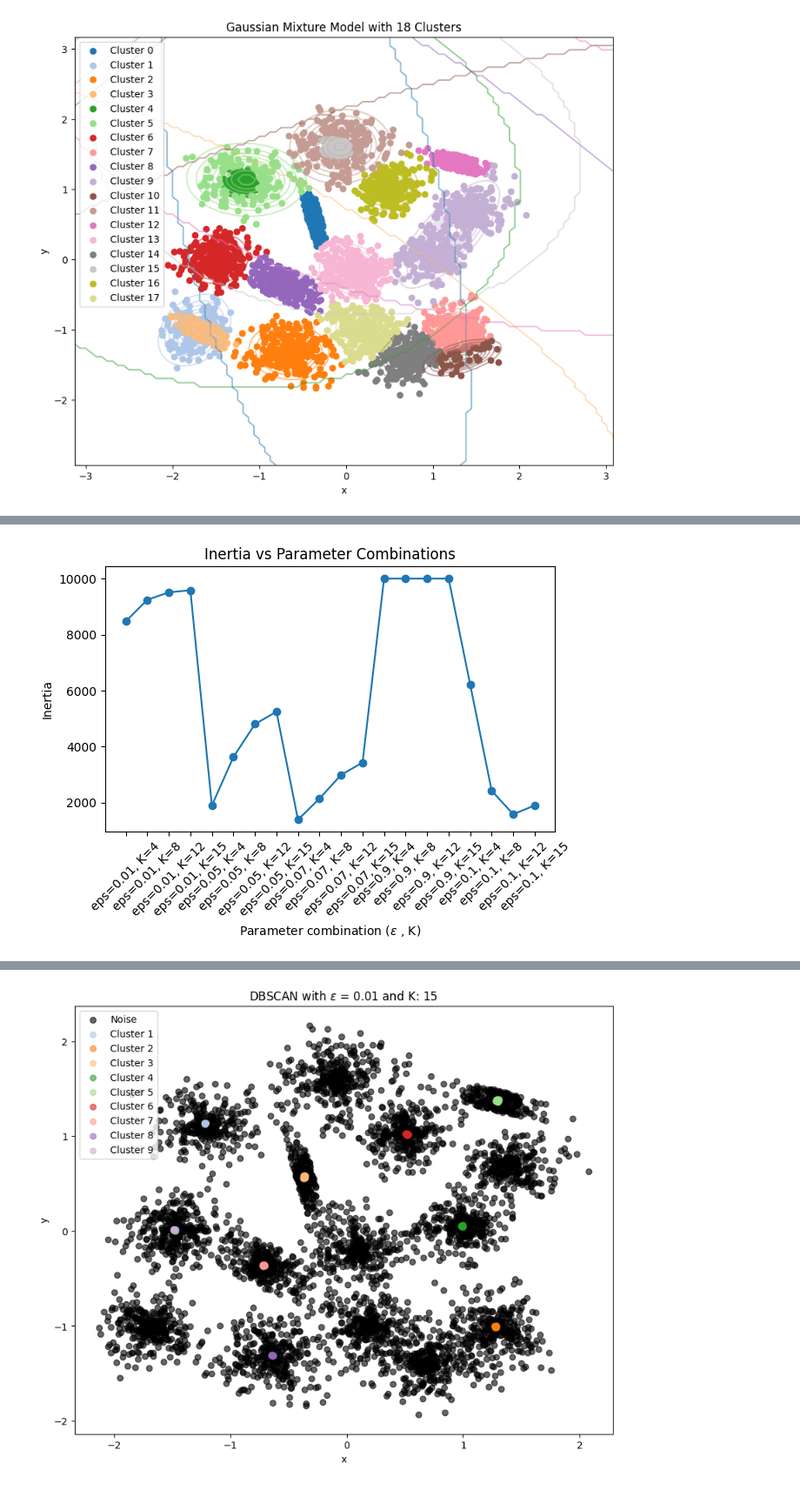
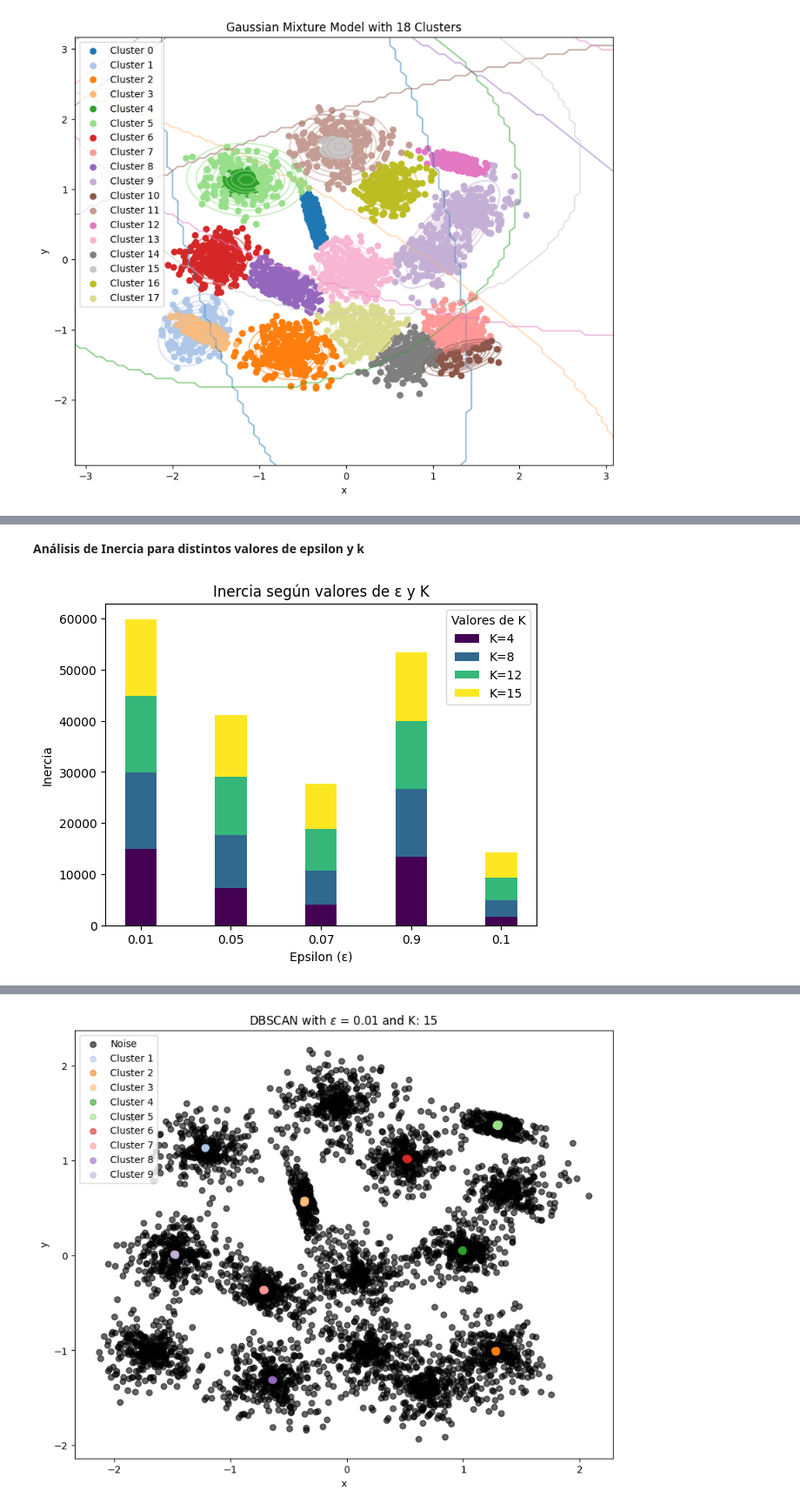
Before and after one commit to NatalyHofkamp/tp4_ML, a Jupyter notebook: problema1/problema_1.ipynb, the cells around one changed output, grey strips where cells are left out. Shown at 87% size. Saved outputs shown, nothing was run; the diff lists cells and outputs as text; code cells hidden in the pictures.

```diff
--- a/problema1/problema_1.ipynb
+++ b/problema1/problema_1.ipynb
@@ -88,8 +225,35 @@ for eps in eps_values:
         clusters = dbscan.fit_predict(data)
         models.append((eps, K, clusters))
         inertias[(eps, K)] = calculate_inertia(clusters)
-# %%
-
-DBSCAN_inertia(inertias)
-# %% [output]
-[figure, removed]
+# %% [markdown]
+**Análisis de Inercia para distintos valores de epsilon y k**
+# %%
+
+data = []
+for eps in eps_values:
+    row = [inertias.get((eps, K), 0) for K in K_values]
+    data.append(row)
+
+inertia_df = pd.DataFrame(data, index=eps_values, columns=K_values)
+fig, ax = plt.subplots()
+bar_width = 0.35
+x_positions = np.arange(len(eps_values))
+colors = plt.cm.viridis(np.linspace(0, 1, len(K_values)))
+
+
+bottom = np.zeros(len(eps_values))
+for idx, K in enumerate(K_values):
+    ax.bar(x_positions, inertia_df[K], bar_width, bottom=bottom, label=f'K={K}', color=colors[idx])
+    bottom += inertia_df[K]
+
+
+ax.set_xlabel('Epsilon (ε)')
+ax.set_ylabel('Inercia')
+ax.set_title('Inercia según valores de ε y K')
+ax.set_xticks(x_positions)
+ax.set_xticklabels(eps_values)
+ax.legend(title='Valores de K')
+
+plt.show()
+# %% [output]
+[figure, added]
```
Also changed, not shown: parts of 27 cells of this notebook, 10 other files.
